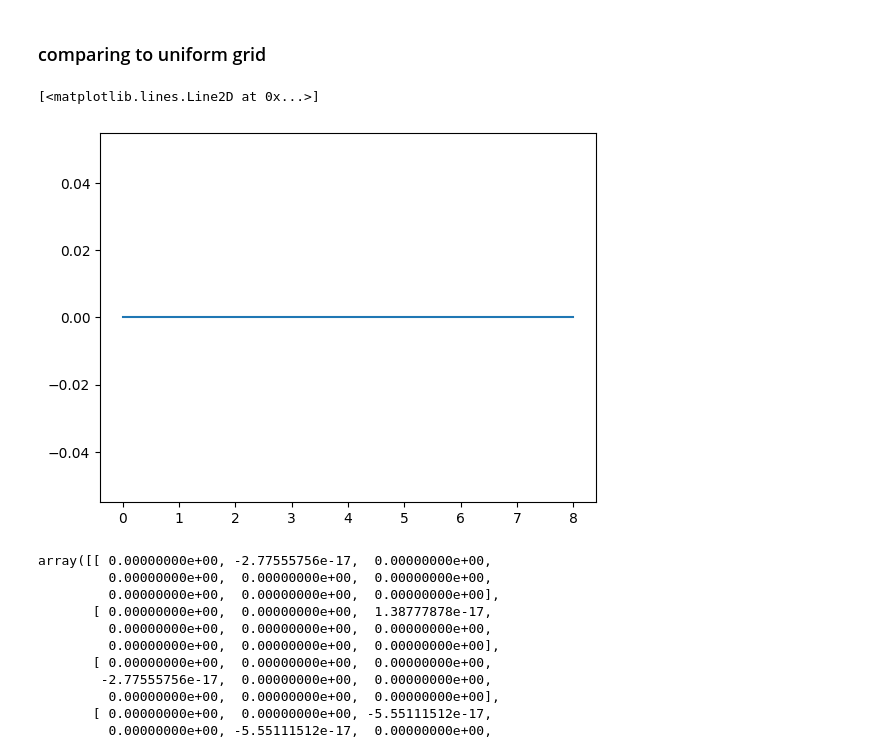
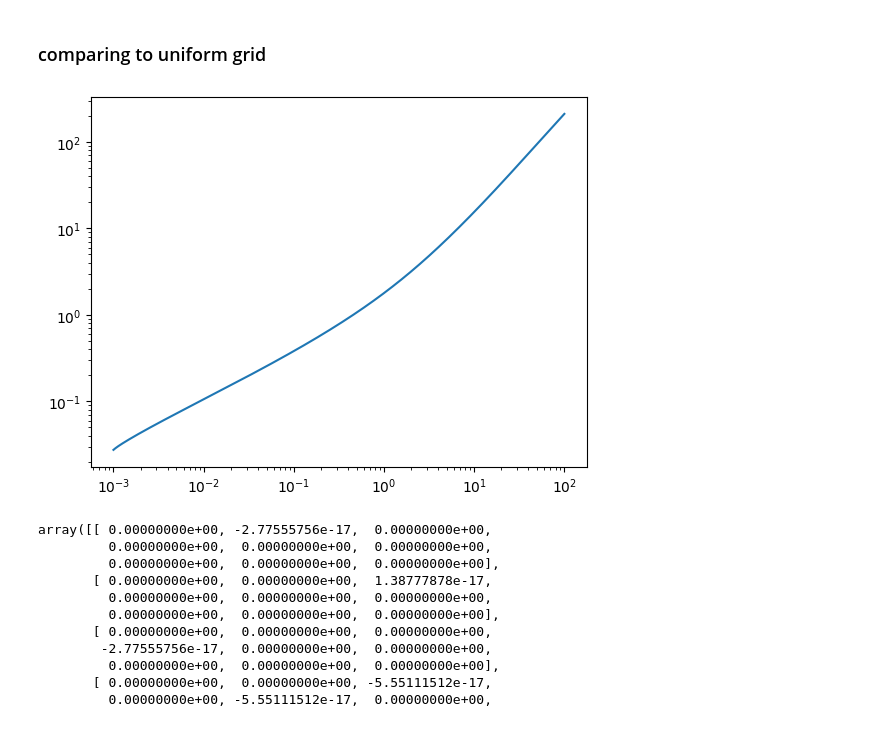
Before and after one commit to dashadem/CO2lovers, a Jupyter notebook: nonlinear.ipynb, the cells around one changed output. Cells and saved outputs as stored; diff of their text form; code cells hidden in the pictures.

```diff
--- a/nonlinear.ipynb
+++ b/nonlinear.ipynb
@@ -1006,11 +1006,20 @@ def make_A_jit(w, xi, h, k, a, b):
 # @njit
 def make_f_B_jit(w, xi, h, k, a, b, c):
     f = np.empty_like(w)
-    f[0] = a*xi[0]*(w[1] - 1)/(h[0] + h[1]) + b*(k[1]*(w[1] - w[0])/h[1] - k[0]*(w[0] - 1)/h[0])/(h[0] + h[1]) + c*(k[0] - k[1])/(h[0] + h[1])
+    f[0] = (a*xi[0]*(w[1] - 1)/(h[0] + h[1]) +
+            b*(k[1]*(w[1] - w[0])/h[1] - k[0]*(w[0] - 1)/h[0])/(h[0] + h[1]) +
+            c*(k[0] - k[1])/(h[0] + h[1]))
     f[1:-1] = (a*xi[1:-1]*(w[2:] - w[:-2])/(h[1:-2] + h[2:-1]) +
                b/(h[1:-2] + h[2:-1])*(k[2:-1]*(w[2:] - w[1:-1])/h[2:-1] - k[1:-2]*(w[1:-1] - w[:-2])/h[1:-2]) +
                c*(k[1:-2] - k[2:-1])/(h[1:-2] + h[2:-1]))
-    f[-1] = a*xi[-1]*(-w[-2])/(h[-1] + h[-2]) + b/(h[-1] + h[-2])*(k[-1]*(-w[-1])/h[-1] - k[-2]*(w[-1] - w[-2])/h[-2]) + c*(k[-2] - k[-1])/(h[-1] + h[-2])
+    f[-1] = (a*xi[-1]*(-w[-2])/(h[-1] + h[-2]) +
+             b/(h[-1] + h[-2])*(k[-1]*(-w[-1])/h[-1] - k[-2]*(w[-1] - w[-2])/h[-2]) +
+             c*(k[-2] - k[-1])/(h[-1] + h[-2]))
+    # print(a*xi[0]*(w[1] - 1)/(h[0] + h[1]), b*(k[1]*(w[1] - w[0])/h[1] - k[0]*(w[0] - 1)/h[0])/(h[0] + h[1]), c*(k[0] - k[1])/(h[0] + h[1]))
+    # print('f', a*xi[-1]*(-w[-2])/(h[-1] + h[-2]) ,
+    #          b/(h[-1] + h[-2])*(k[-1]*(-w[-1])/h[-1] - k[-2]*(w[-1] - w[-2])/h[-2]) ,
+    #          c*(k[-2] - k[-1])/(h[-1] + h[-2]))
+    print(k[1]*(w[1] - w[0])/h[1], k[0]*(w[0] - 1)/h[0], (h[0] + h[1]))
     return f
 
 # здесь в w уже входит dw
@@ -1060,7 +1069,7 @@ def get_solution_B_jit(t, N, xi, h, v_prev, g_prev, W_prev, sgnB):
         b = 2*tau/g_prev**2
         c = 2*tau/g_prev*sgnB
         # print(b, 'b')
-        while err > 10**(-4):         # solving nonlinear equation for given time step
+        while err > 10**(-3):         # solving nonlinear equation for given time step
 
             k = K_jit(W_prev)
             if np.all(k == 0):
@@ -1076,8 +1085,10 @@ def get_solution_B_jit(t, N, xi, h, v_prev, g_prev, W_prev, sgnB):
                 return W_prev, ts, gs, psis
             B = np.linalg.solve(F, A @ dW_prev - f)
             dW = dW_prev - B
+            print('dw', dW)
+            print('f', f)
             err = np.sqrt(np.power(dW - dW_prev,2).mean())
-            print(err)
+            # print(err)
             if err > 1:
                 print('error > 1')
                 break
@@ -1087,21 +1098,27 @@ def get_solution_B_jit(t, N, xi, h, v_prev, g_prev, W_prev, sgnB):
                 print(err, tau)
                 print(steps, 'maxiter')
                 print(W)
+                print(dW)
                 print(gs)
                 break
+        print(steps)
+        if steps == max_iter:
+            break
 
-        v_prev = W_prev[-1]**2*(W_prev[-2]/2/h[-1] + g_prev*sgnB)/g_prev
+        # v_prev = W_prev[-1]**2*(W_prev[-2]/2/h[-1] + g_prev*sgnB)/g_prev
+        v_prev = W_prev[-1]**2/g_prev/4*(W_prev[-1]/h[-1] - g_prev*sgnB)
         g_prev = g_prev + v_prev*tau
         gs.append(g_prev)
         W_prev = W_prev + dW
-    return W_prev, gs#, ts, psis
+    return W_prev, gs, A, f, F, k#, ts, psis
 # %% [markdown]
 ### solving
 # %%
 # t = np.concatenate((np.logspace(-3, 2, 5001), np.linspace(100, 1000, 5001)[1:]))
-t = np.logspace(-3, 2, 5001)
-# t = np.array([0.001001, 0.001002])
-N =102
+# t = np.concatenate(((10**(-3) + np.array([0,1,2,3,4,6,8])*10**(-6)), np.logspace(-3, 2, 5001)[1:]))
+# t = np.logspace(-3, 2, 4001)
+t = np.array([0.001001, 0.001002])
+N = 50
 xi = np.cos(np.pi / (N+1) * (np.arange(1, N + 2) - 0.5)).astype(np.float64)
 xi[0], xi[-1] = 1, -1
 xi = xi[::-1] * 0.5 + 0.5
@@ -1119,7 +1136,5 @@ h[-1] = 1 - xi[-1]
 sgnB = 0
 g0, W0, v0, Q_0 = analyt_sol(t[0], xi)
 
-W, g = get_solution_B_jit(t, N, xi, h, v0, g0, W0, sgnB)
-
-# print("--- %s seconds ---" % (time.time() - start_time))
+W, g, A, f, F, k = get_solution_B_jit(t, N, xi, h, v0, g0, W0, sgnB)
 # %% [output]
@@ -1357,10 +1408,11 @@ g0, W0, v0, Q_0 = analyt_sol(t[0], xi)
 
 W_uni, g_uni, A_uni, f_uni, F_uni, k_uni = get_solution_B_jit(t, N, xi, v0, g0, W0, sgnB)
 # %%
-plt.plot(W_uni - W)
+plt.plot(t,g_uni)
+plt.xscale('log')
+plt.yscale('log')
 # %% [output]
-[<matplotlib.lines.Line2D at 0x...>]
-[figure, old version]
+[figure, new version]
 # %%
 plt.imshow(A-A_uni)
 plt.colorbar()
```
Also changed, not shown: parts of 13 cells of this notebook.
